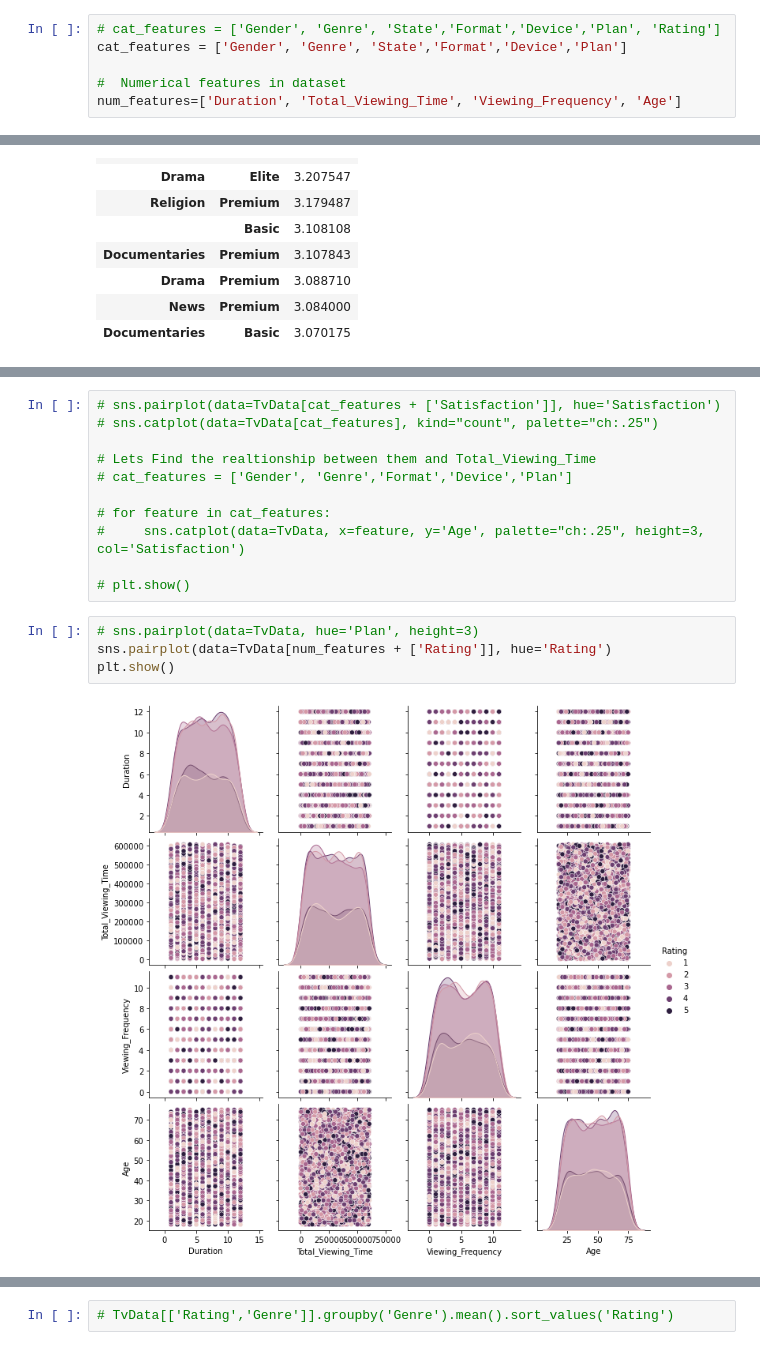
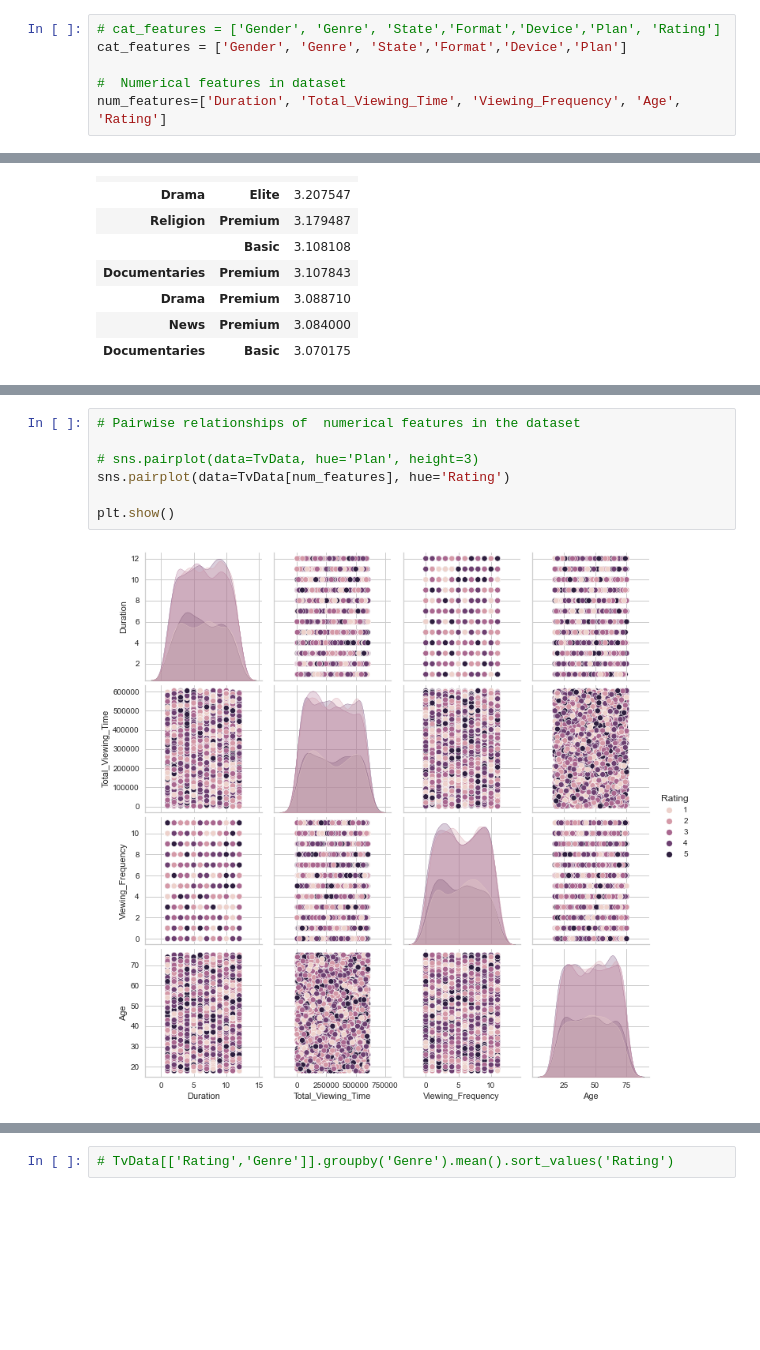
Before and after one commit to conyema/MavsTv-Analytics, a Jupyter notebook: MavTv.ipynb, the cells around one changed output, grey strips where cells are left out. Drawn from its saved outputs; the diff is of its cells as text; blank space fills up the shorter version.

```diff
--- a/MavTv.ipynb
+++ b/MavTv.ipynb
@@ -146,7 +173,7 @@ TvData.shape
 cat_features = ['Gender', 'Genre', 'State','Format','Device','Plan']
 
 #  Numerical features in dataset
-num_features=['Duration', 'Total_Viewing_Time', 'Viewing_Frequency', 'Age']
+num_features=['Duration', 'Total_Viewing_Time', 'Viewing_Frequency', 'Age', 'Rating']
 # %% [markdown]
 ## Univariate Analysis
 # %% [markdown]
@@ -278,17 +298,9 @@ TvData[['Rating', 'Plan','Genre']].groupby(['Genre', 'Plan']).mean().sort_values
-# %%
-# sns.pairplot(data=TvData[cat_features + ['Satisfaction']], hue='Satisfaction')
-# sns.catplot(data=TvData[cat_features], kind="count", palette="ch:.25")
-
-# Lets Find the realtionship between them and Total_Viewing_Time
-# cat_features = ['Gender', 'Genre','Format','Device','Plan']
-
-# for feature in cat_features:
-#     sns.catplot(data=TvData, x=feature, y='Age', palette="ch:.25", height=3, col='Satisfaction')
-
-# plt.show()
 # %%
+# Pairwise relationships of  numerical features in the dataset
+
 # sns.pairplot(data=TvData, hue='Plan', height=3)
-sns.pairplot(data=TvData[num_features + ['Rating']], hue='Rating')
+sns.pairplot(data=TvData[num_features], hue='Rating')
+
 plt.show()
 # %% [output]
-[figure, old version]
+[figure, new version]
```
Also changed, not shown: parts of 103 cells of this notebook, 17 other files.
